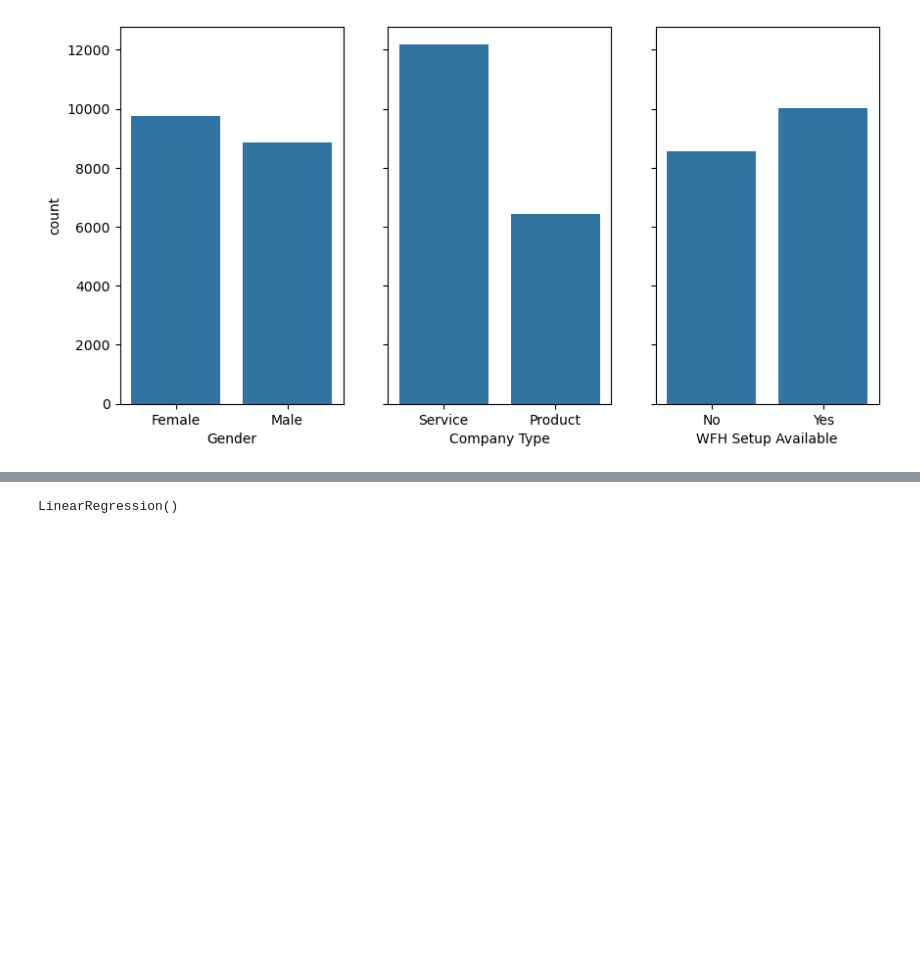
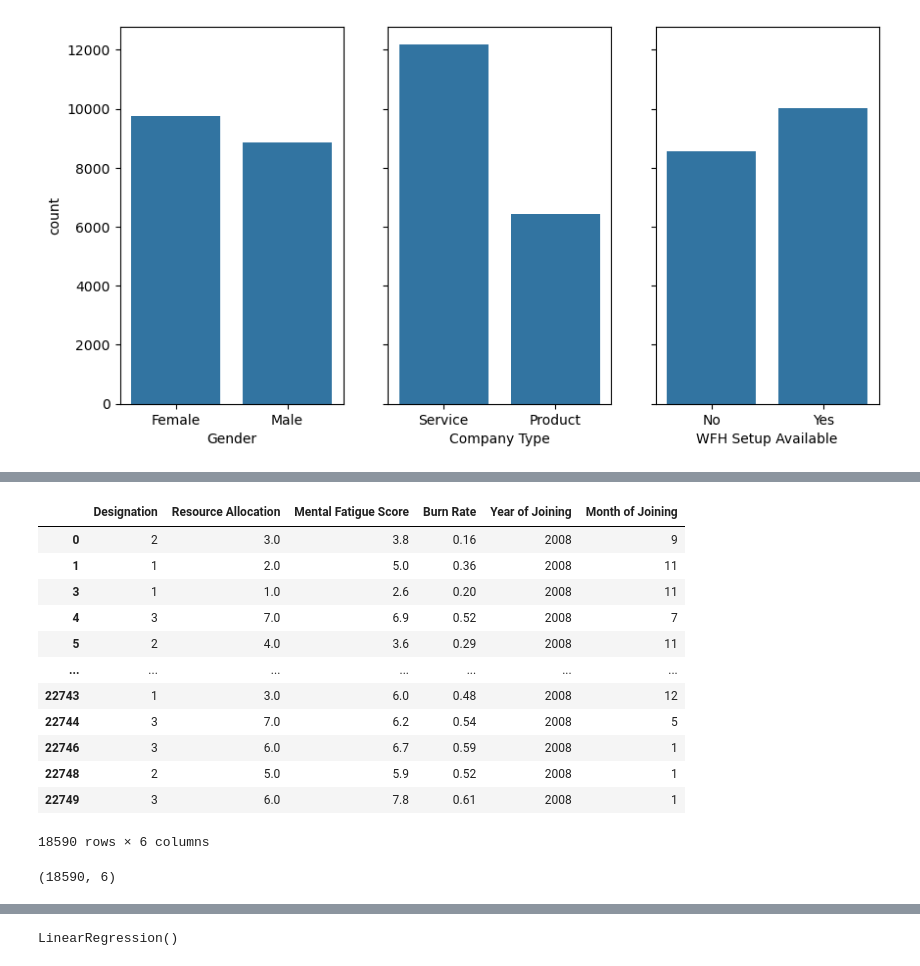
Before and after one commit to shanmuka7482/Employee-Burnout-Prediction, a Jupyter notebook: Backend/Model (2).ipynb, the cells around one changed output, grey strips where cells are left out. Cells and saved outputs as stored; diff of their text form; code cells hidden in the pictures; blank space fills up the shorter version.

```diff
--- a/Backend/Model (2).ipynb
+++ b/Backend/Model (2).ipynb
@@ -12,7 +12,7 @@ import pickle
 # %%
 
 # Load data
-data = pd.read_excel("employee_burnout_analysis-AI4.xlsx")
+data = pd.read_excel("employee_burnout_analysis-AI5.xlsx")
 # %%
 data.head(15)
 # %% [output]
@@ -166,3 +196,19 @@ plt.show()
+# %%
+data_Not_required_dummy_values
+# %% [output]
+|  | Designation | Resource Allocation | Mental Fatigue Score | Burn Rate | Year of Joining | Month of Joining |
+| 0 | 2 | 3.0 | 3.8 | 0.16 | 2008 | 9 |
+| 1 | 1 | 2.0 | 5.0 | 0.36 | 2008 | 11 |
+| 3 | 1 | 1.0 | 2.6 | 0.20 | 2008 | 11 |
+| 4 | 3 | 7.0 | 6.9 | 0.52 | 2008 | 7 |
+| 5 | 2 | 4.0 | 3.6 | 0.29 | 2008 | 11 |
+| ... | ... | ... | ... | ... | ... | ... |
+| 22743 | 1 | 3.0 | 6.0 | 0.48 | 2008 | 12 |
+| 22744 | 3 | 7.0 | 6.2 | 0.54 | 2008 | 5 |
+| 22746 | 3 | 6.0 | 6.7 | 0.59 | 2008 | 1 |
+| 22748 | 2 | 5.0 | 5.9 | 0.52 | 2008 | 1 |
+| 22749 | 3 | 6.0 | 7.8 | 0.61 | 2008 | 1 |
+18590 rows × 6 columns
 # %%
 
 # Check if the columns exist before applying get_dummies
@@ -174,0 +242,4 @@ else:
+# %%
+data_dummy_values.shape
+# %% [output]
+(18590, 6)
```
Also changed, not shown: parts of 30 cells of this notebook, 5 other files.
